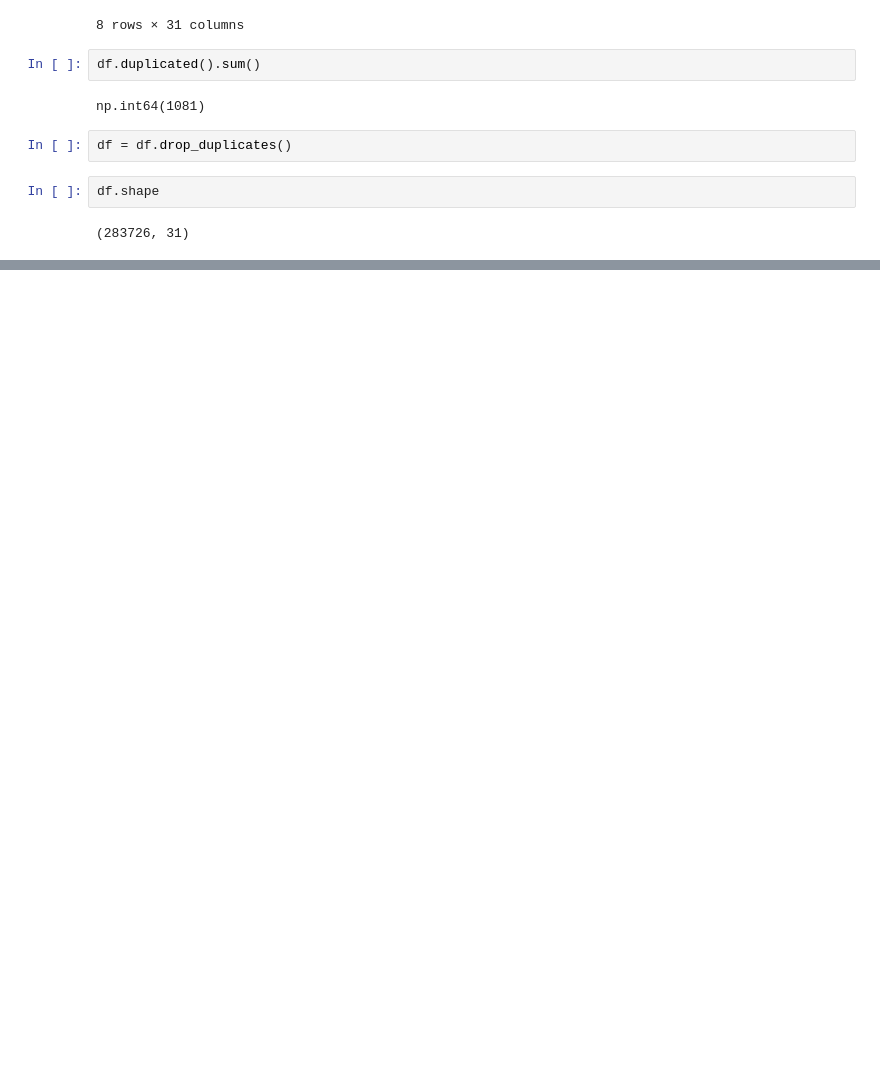
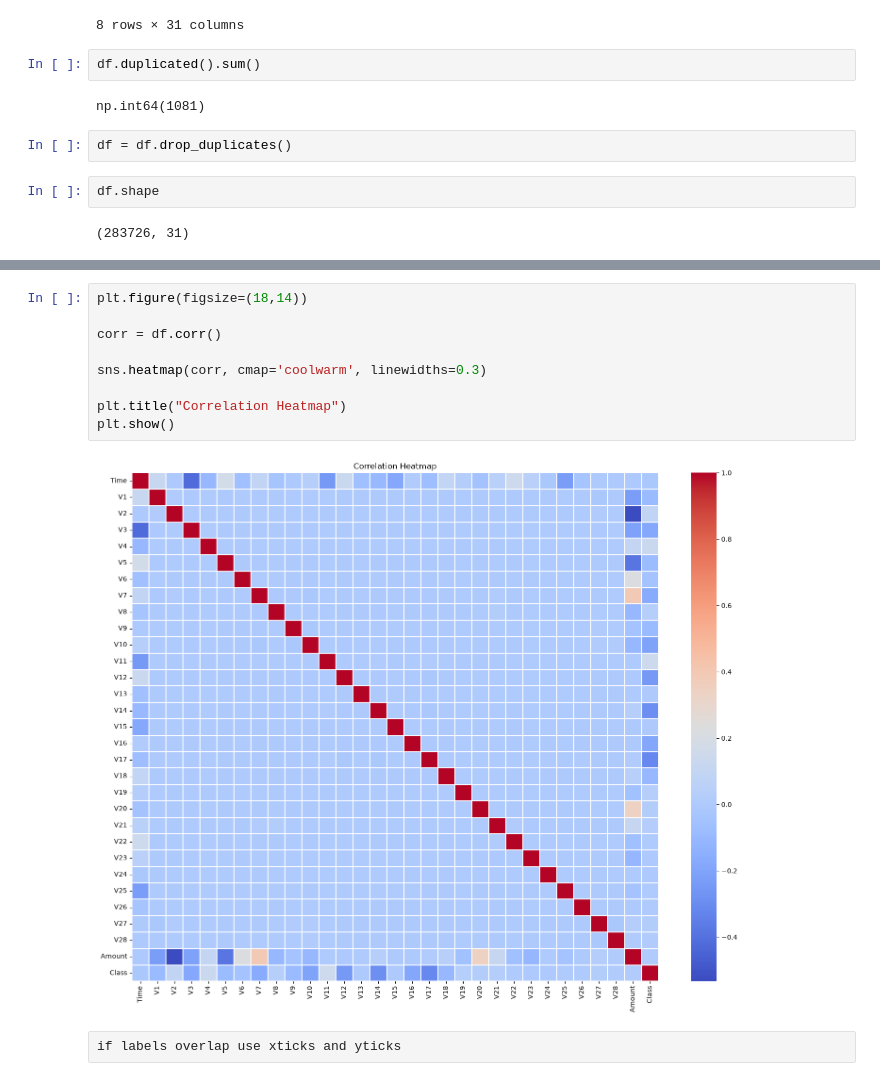
Before and after one commit to Sneha-0409/Credit-Card-Fraud-Detection, a Jupyter notebook: CreditCardFraudDetection.ipynb, the cells around one changed output, grey strips where cells are left out. Drawn from its saved outputs; the diff is of its cells as text; blank space fills up the shorter version.

```diff
--- a/CreditCardFraudDetection.ipynb
+++ b/CreditCardFraudDetection.ipynb
@@ -85,0 +128,13 @@ df.shape
+# %%
+plt.figure(figsize=(18,14))
+
+corr = df.corr()
+
+sns.heatmap(corr, cmap='coolwarm', linewidths=0.3)
+
+plt.title("Correlation Heatmap")
+plt.show()
+# %% [output]
+[figure, added]
+# %% [raw]
+if labels overlap use xticks and yticks
```
Also changed, not shown: parts of 16 cells of this notebook.
